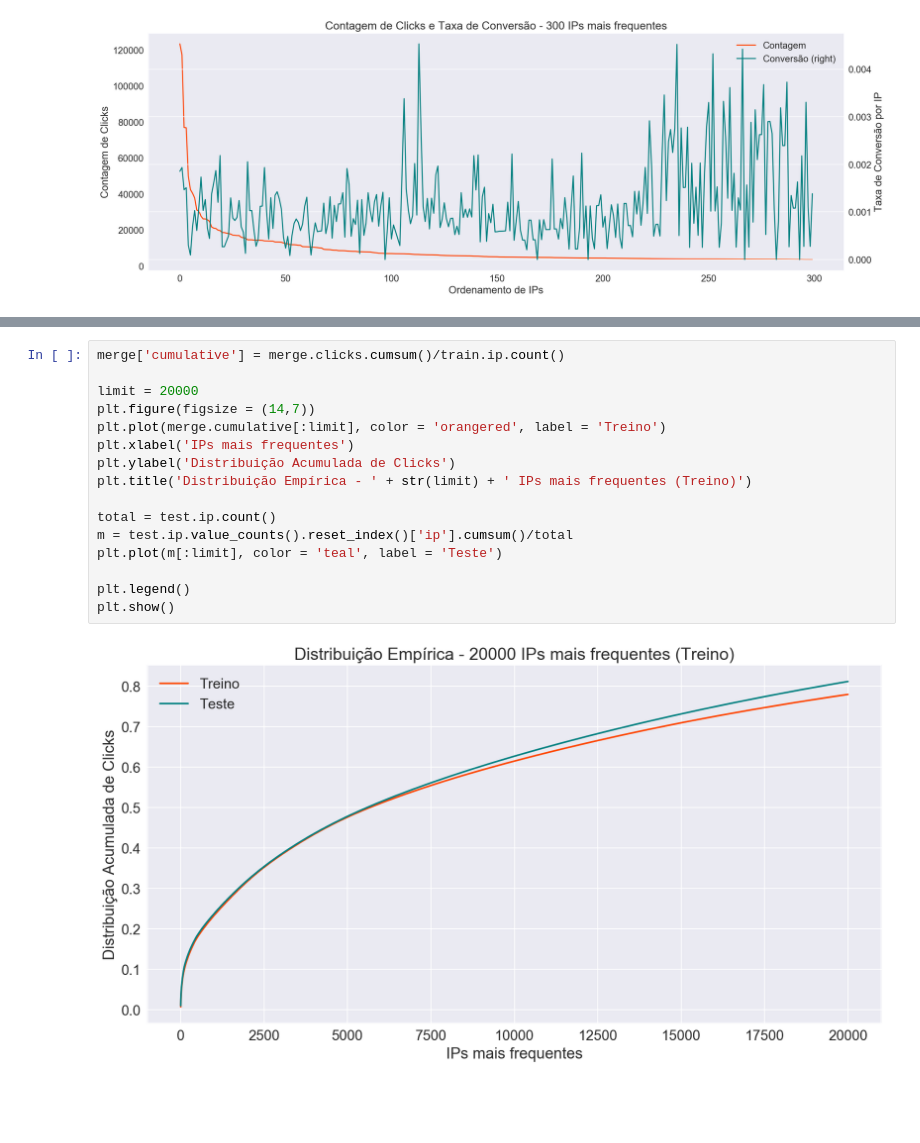
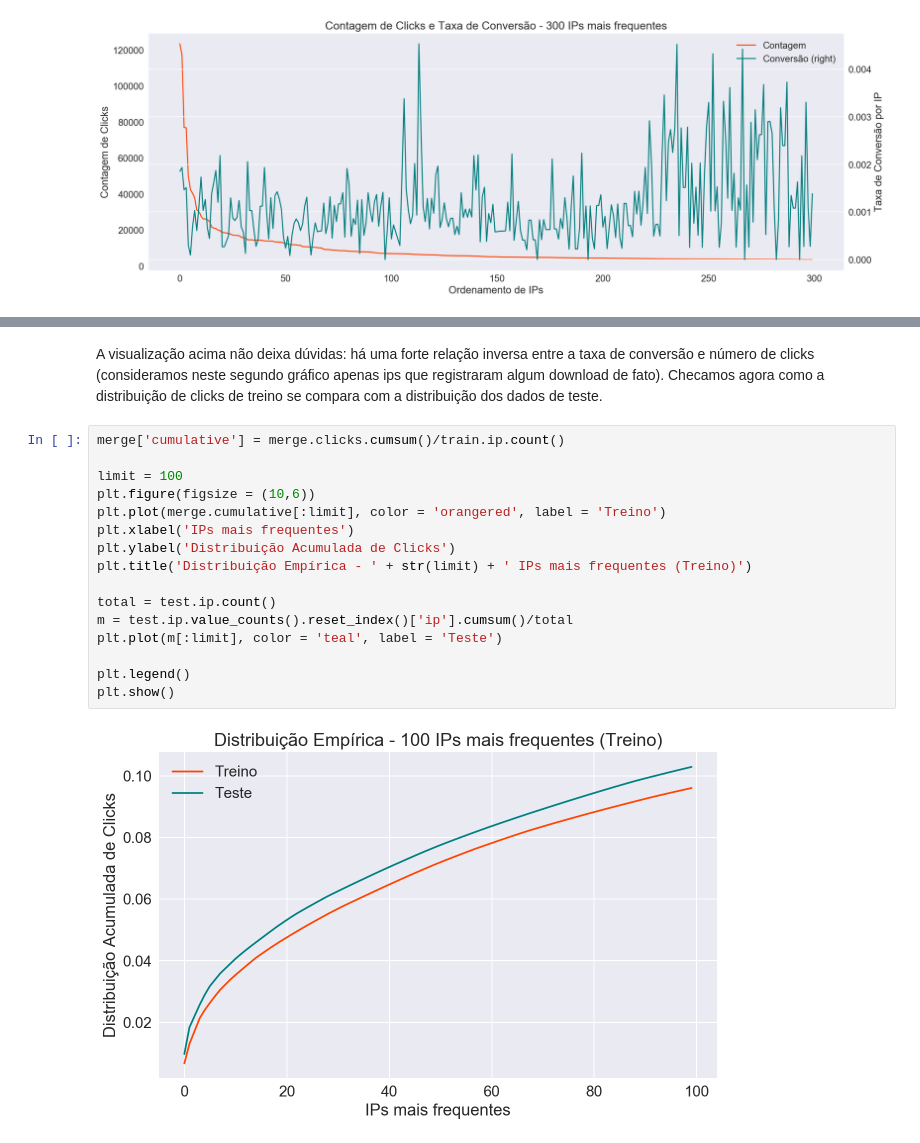
Before and after one commit to rgriva/Kaggle, a Jupyter notebook: EDA-Raul.ipynb, the cells around one changed output, grey strips where cells are left out. Cells and saved outputs as stored; diff of their text form; blank space fills up the shorter version.

```diff
--- a/EDA-Raul.ipynb
+++ b/EDA-Raul.ipynb
@@ -325,19 +333,21 @@ Isto fortalece a hipótese de que existam alguns poucos IPs gerando um grande tr
+# %% [markdown]
+A visualização acima não deixa dúvidas: há uma forte relação inversa entre a taxa de conversão e número de clicks (consideramos neste segundo gráfico apenas ips que registraram algum download de fato). Checamos agora como a distribuição de clicks de treino se compara com a distribuição dos dados de teste.
 # %%
 merge['cumulative'] = merge.clicks.cumsum()/train.ip.count()
 
-limit = 20000
-plt.figure(figsize = (14,7))
+limit = 100
+plt.figure(figsize = (10,6))
 plt.plot(merge.cumulative[:limit], color = 'orangered', label = 'Treino')
 plt.xlabel('IPs mais frequentes')
 plt.ylabel('Distribuição Acumulada de Clicks')
 plt.title('Distribuição Empírica - ' + str(limit) + ' IPs mais frequentes (Treino)')
 
 total = test.ip.count()
 m = test.ip.value_counts().reset_index()['ip'].cumsum()/total
 plt.plot(m[:limit], color = 'teal', label = 'Teste')
 
 plt.legend()
 plt.show()
 # %% [output]
-[figure, old version]
+[figure, new version]
 # %% [markdown]
```
Also changed, not shown: parts of 9 cells of this notebook.
